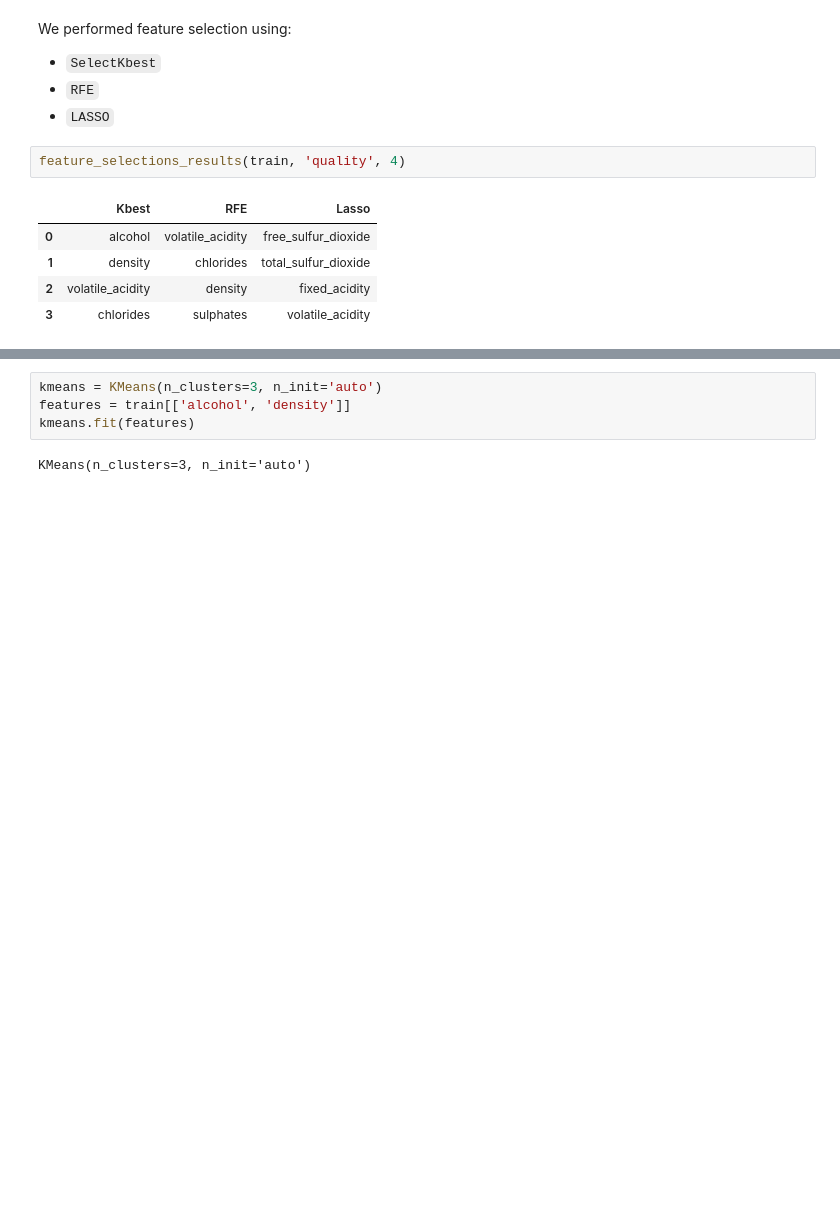
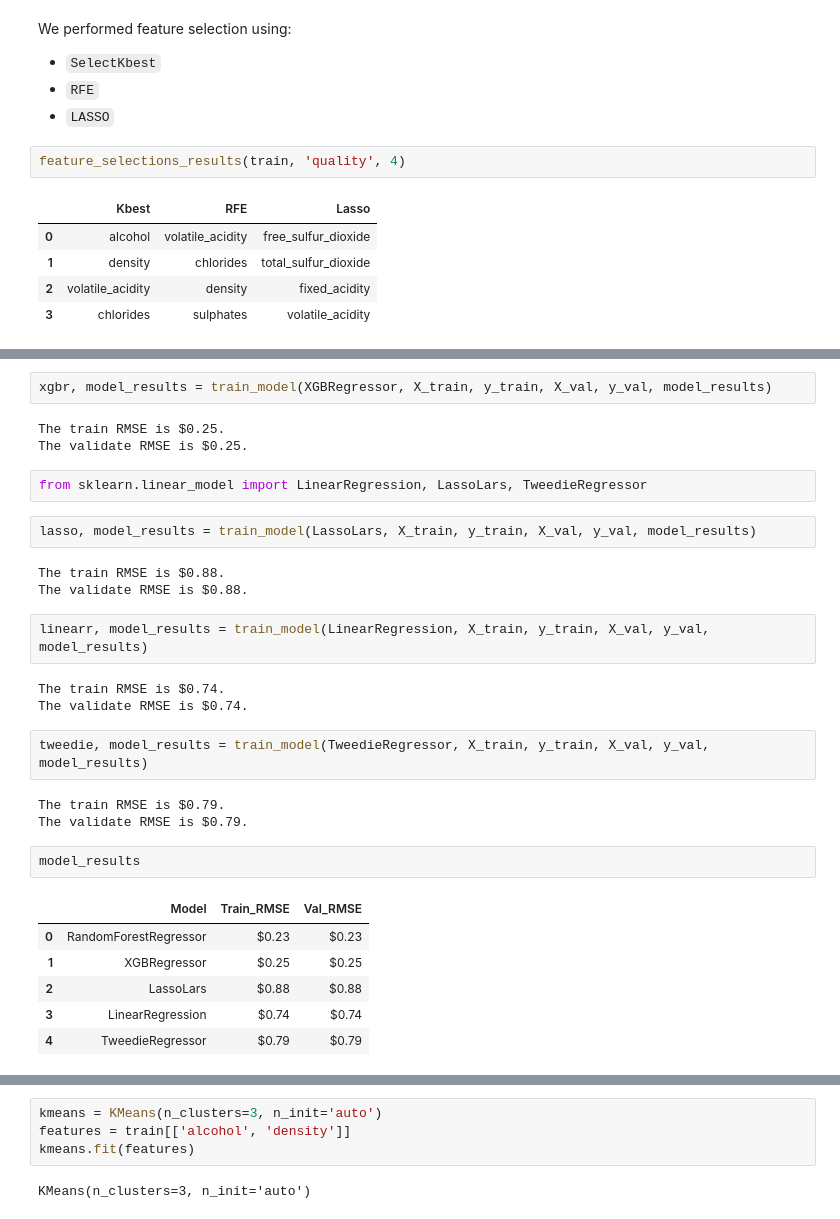
Before and after one commit to Clustering-Project/wine_quality_project, a Jupyter notebook: John/explore.ipynb, the cells around one changed output, grey strips where cells are left out. Drawn from its saved outputs; the diff is of its cells as text; blank space fills up the shorter version.

Commit message:
Modeling scratch book

```diff
--- a/John/explore.ipynb
+++ b/John/explore.ipynb
@@ -668,0 +896,31 @@ feature_selections_results(train, 'quality', 4)
+# %%
+xgbr, model_results = train_model(XGBRegressor, X_train, y_train, X_val, y_val, model_results)
+# %% [output]
+The train RMSE is $0.25.
+The validate RMSE is $0.25.
+# %%
+from sklearn.linear_model import LinearRegression, LassoLars, TweedieRegressor
+# %%
+lasso, model_results = train_model(LassoLars, X_train, y_train, X_val, y_val, model_results)
+# %% [output]
+The train RMSE is $0.88.
+The validate RMSE is $0.88.
+# %%
+linearr, model_results = train_model(LinearRegression, X_train, y_train, X_val, y_val, model_results)
+# %% [output]
+The train RMSE is $0.74.
+The validate RMSE is $0.74.
+# %%
+tweedie, model_results = train_model(TweedieRegressor, X_train, y_train, X_val, y_val, model_results)
+# %% [output]
+The train RMSE is $0.79.
+The validate RMSE is $0.79.
+# %%
+model_results
+# %% [output]
+|  | Model | Train_RMSE | Val_RMSE |
+| 0 | RandomForestRegressor | $0.23 | $0.23 |
+| 1 | XGBRegressor | $0.25 | $0.25 |
+| 2 | LassoLars | $0.88 | $0.88 |
+| 3 | LinearRegression | $0.74 | $0.74 |
+| 4 | TweedieRegressor | $0.79 | $0.79 |
```
Also changed, not shown: parts of 19 cells of this notebook.
